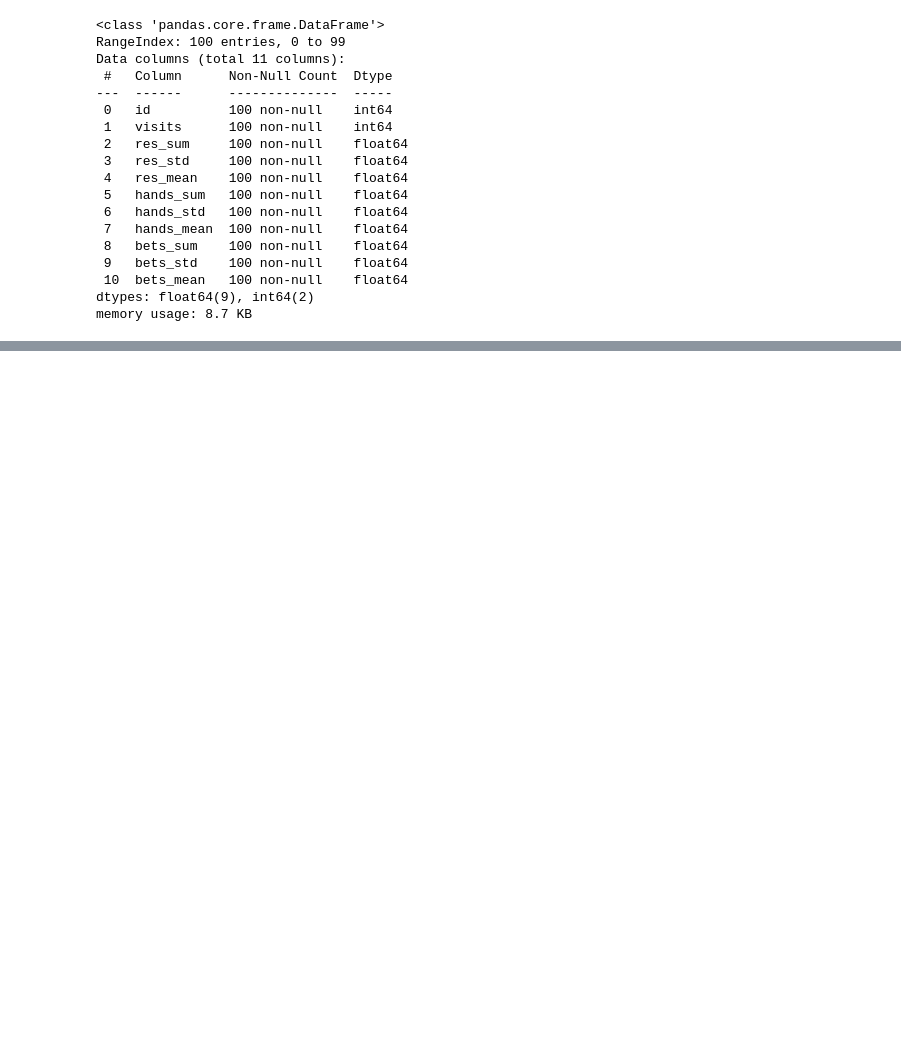
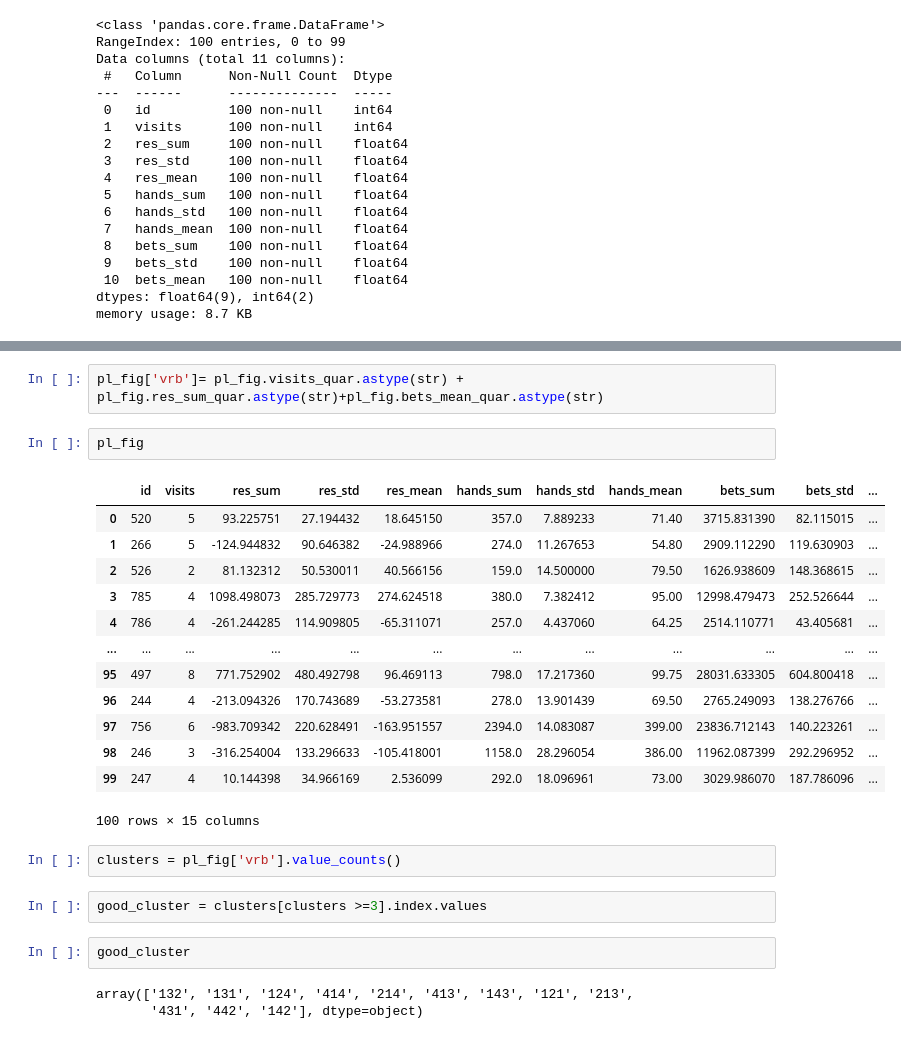
Before and after one commit to TrR1s/DS_examples, a Jupyter notebook: df_plr_pool.ipynb, the cells around one changed output, grey strips where cells are left out. Cells and saved outputs as stored; diff of their text form; blank space fills up the shorter version.

```diff
--- a/df_plr_pool.ipynb
+++ b/df_plr_pool.ipynb
@@ -64,0 +109,27 @@ g;
+# %%
+pl_fig['vrb']= pl_fig.visits_quar.astype(str) + pl_fig.res_sum_quar.astype(str)+pl_fig.bets_mean_quar.astype(str)
+# %%
+pl_fig
+# %% [output]
+|  | id | visits | res_sum | res_std | res_mean | hands_sum | hands_std | hands_mean | bets_sum | bets_std | ... |
+| 0 | 520 | 5 | 93.225751 | 27.194432 | 18.645150 | 357.0 | 7.889233 | 71.40 | 3715.831390 | 82.115015 | ... |
+| 1 | 266 | 5 | -124.944832 | 90.646382 | -24.988966 | 274.0 | 11.267653 | 54.80 | 2909.112290 | 119.630903 | ... |
+| 2 | 526 | 2 | 81.132312 | 50.530011 | 40.566156 | 159.0 | 14.500000 | 79.50 | 1626.938609 | 148.368615 | ... |
+| 3 | 785 | 4 | 1098.498073 | 285.729773 | 274.624518 | 380.0 | 7.382412 | 95.00 | 12998.479473 | 252.526644 | ... |
+| 4 | 786 | 4 | -261.244285 | 114.909805 | -65.311071 | 257.0 | 4.437060 | 64.25 | 2514.110771 | 43.405681 | ... |
+| ... | ... | ... | ... | ... | ... | ... | ... | ... | ... | ... | ... |
+| 95 | 497 | 8 | 771.752902 | 480.492798 | 96.469113 | 798.0 | 17.217360 | 99.75 | 28031.633305 | 604.800418 | ... |
+| 96 | 244 | 4 | -213.094326 | 170.743689 | -53.273581 | 278.0 | 13.901439 | 69.50 | 2765.249093 | 138.276766 | ... |
+| 97 | 756 | 6 | -983.709342 | 220.628491 | -163.951557 | 2394.0 | 14.083087 | 399.00 | 23836.712143 | 140.223261 | ... |
+| 98 | 246 | 3 | -316.254004 | 133.296633 | -105.418001 | 1158.0 | 28.296054 | 386.00 | 11962.087399 | 292.296952 | ... |
+| 99 | 247 | 4 | 10.144398 | 34.966169 | 2.536099 | 292.0 | 18.096961 | 73.00 | 3029.986070 | 187.786096 | ... |
+100 rows × 15 columns
+# %%
+clusters = pl_fig['vrb'].value_counts()
+# %%
+good_cluster = clusters[clusters >=3].index.values
+# %%
+good_cluster
+# %% [output]
+array(['132', '131', '124', '414', '214', '413', '143', '121', '213',
+       '431', '442', '142'], dtype=object)
```
Also changed, not shown: parts of 10 cells of this notebook, 5 other files.
